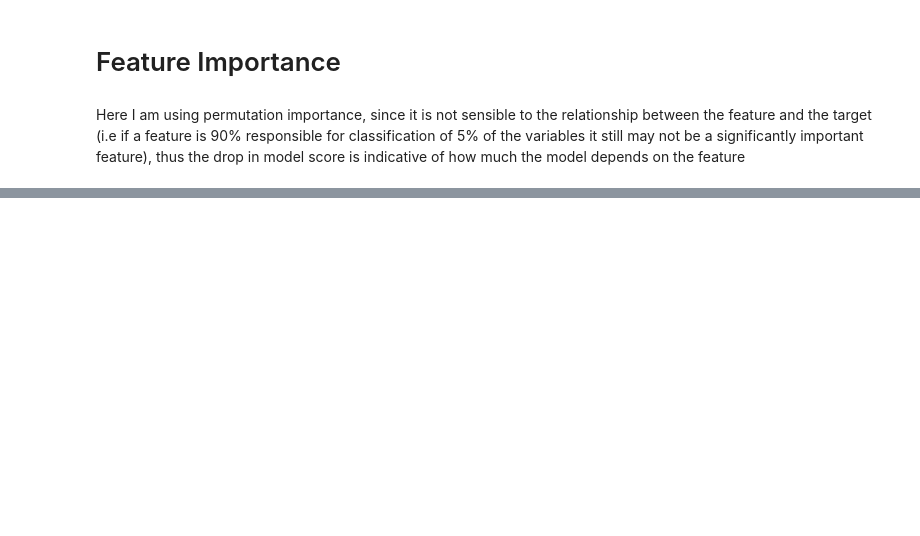
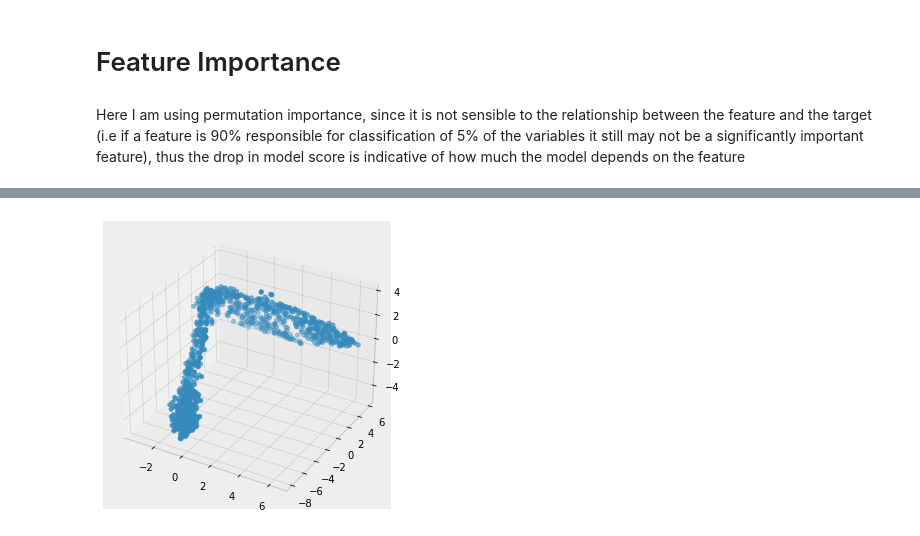
Before and after one commit to traceymai/housing, a Jupyter notebook: housing.ipynb, the cells around one changed output, grey strips where cells are left out. Drawn from its saved outputs; the diff is of its cells as text; code cells hidden in the pictures; blank space fills up the shorter version.

```diff
--- a/housing.ipynb
+++ b/housing.ipynb
@@ -429,0 +479,19 @@ imp_df.head()
+# %%
+embedding = MDS(n_components = 3, random_state=0)
+# %%
+positions_in_embedding_space = embedding.fit(proximity_matrix)
+# %%
+mds_coords = embedding.fit_transform(proximity_matrix)
+# %%
+x_arr = mds_coords[:,0]
+y_arr = mds_coords[:,1]
+z_arr = mds_coords[:,2]
+# %%
+from mpl_toolkits.mplot3d import Axes3D
+fig = plt.figure()
+ax = Axes3D(fig)
+
+ax.scatter(x_arr, y_arr, z_arr)
+plt.show()
+# %% [output]
+[figure, added]
```
Also changed, not shown: parts of 30 cells of this notebook.
